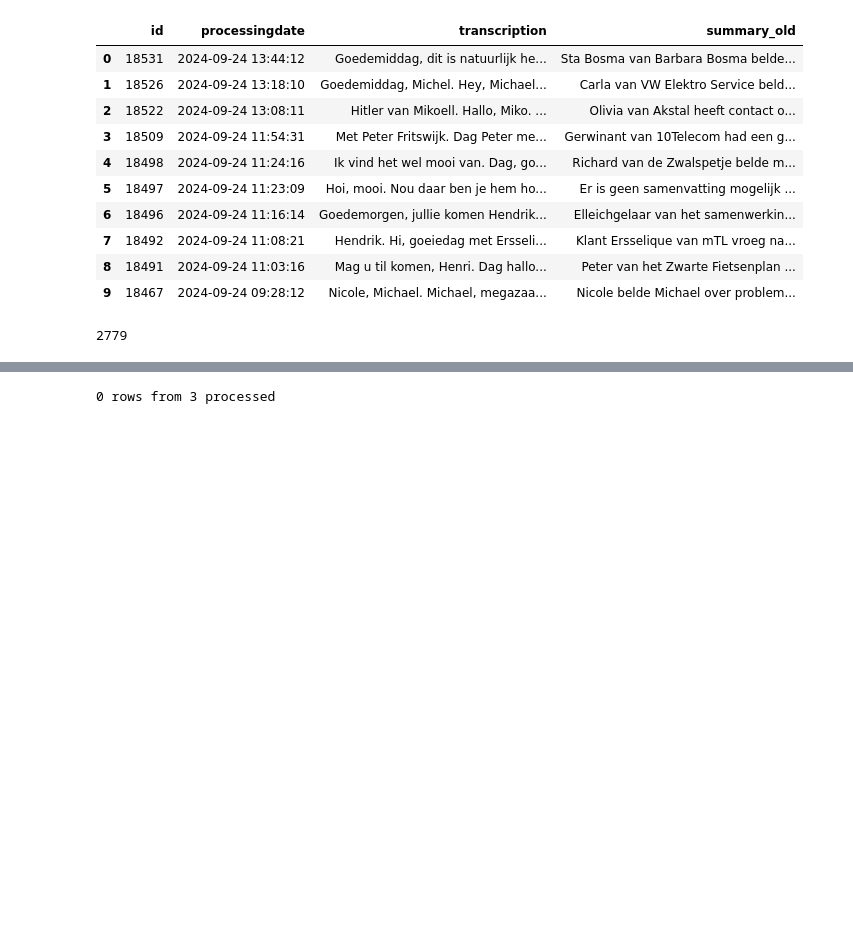
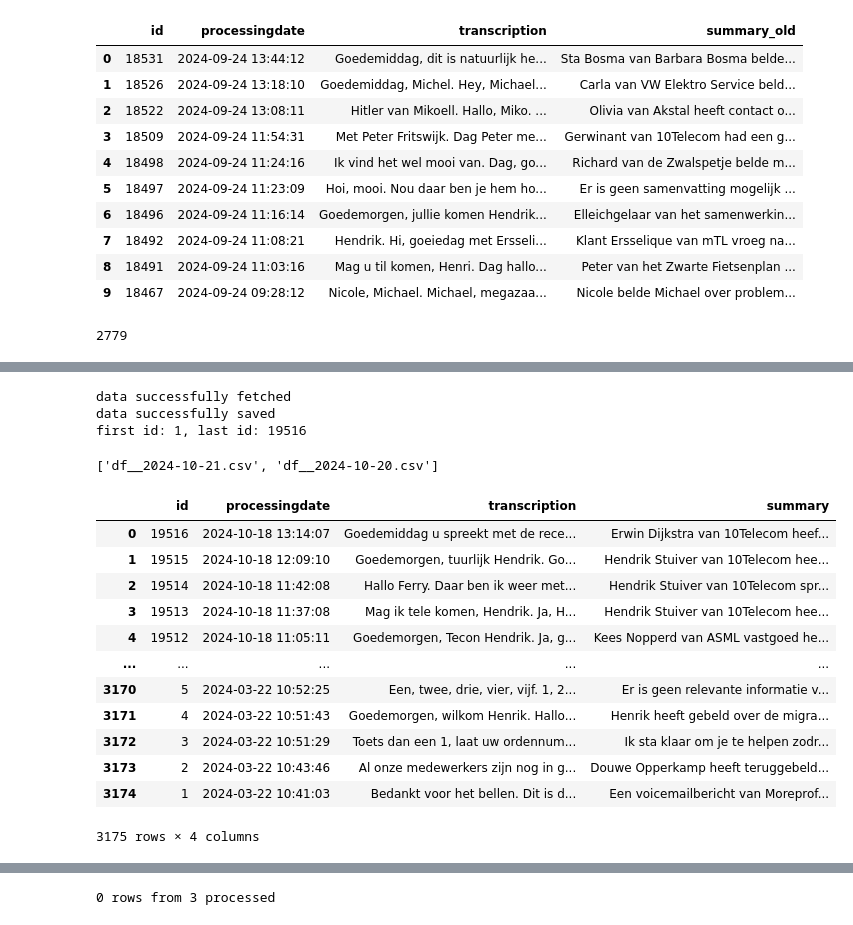
Before and after one commit to fredboneML/RECIPE_AGENT, a Jupyter notebook: notebooks/ai_analyzer.ipynb, the cells around one changed output, grey strips where cells are left out. Drawn from its saved outputs; the diff is of its cells as text; code cells hidden in the pictures; blank space fills up the shorter version.

```diff
--- a/notebooks/ai_analyzer.ipynb
+++ b/notebooks/ai_analyzer.ipynb
@@ -750,6 +988,18 @@ len(df)
 # %%
+%%writefile make_openai_call_df.py
 import time
-def make_openai_call_df(df, n, model="gpt-4o-mini-2024-07-18"):
+from make_openai_call import generate_prompt, make_openai_call
+import pandas as pd
+from datetime import datetime
+
+
+# Get the current date
+current_date = datetime.now().date().strftime("%Y-%m-%d")
+current_date
+
+def make_openai_call_df(df, model="gpt-4o-mini-2024-07-18", n=None):
+    if not n:
+        n = len(df)
 
     # Start the timer
     start_time = time.time()
@@ -781,4 +1031,18 @@ def make_openai_call_df(df, n, model="gpt-4o-mini-2024-07-18"):
     elapsed_time = time.time() - start_time
     print("Total Elapsed time to process {n} rows:", elapsed_time, "seconds")
 
+    result_df = (result_df
+                 .filter(items=[
+                                    'id',
+                                    'processingdate',
+                                    'transcription',
+                                    'summary',
+                                    'topic',
+                                    'sentiment'
+                                ])
+                    .rename(columns={'id': 'company_id'})
+                   )
+
+    result_df.to_csv(f'../data/df_transcription__{current_date}.csv', index=False)
+
     return result_df
@@ -784,0 +1158,44 @@ def make_openai_call_df(df, n, model="gpt-4o-mini-2024-07-18"):
+# %%
+import fetch_data_from_api as fetch_data
+
+# Fetching data
+
+url = 'https://dev.10telecom.nl/ai-analyzer-5Ck9gthhdekmn/get_transcriptions.php?offset=0&limit=3&tenant_code=tientelecom'
+api_key = 'gZNN$@EY1@z5abI#'
+limit = 10000
+last_id = 0
+
+fetch_data.fetch_data_from_api(url, api_key, last_id, limit)
+# %% [output]
+data successfully fetched
+data successfully saved
+first id: 1, last id: 19516
+# %%
+import os
+import pandas as pd
+from datetime import datetime
+from make_openai_call_df import make_openai_call_df
+
+df__file_name = [file for file in os.listdir('../data') if file.startswith('df__')]
+df__file_name = sorted(df__file_name,
+                       key=lambda x: datetime.strptime(x.split('__')[1].split('.csv')[0], '%Y-%m-%d'),
+                       reverse=True)
+print(df__file_name)
+df__file_name = df__file_name[0]
+df = pd.read_csv(f'../data/{df__file_name}')
+df
+# %% [output]
+['df__2024-10-21.csv', 'df__2024-10-20.csv']
+|  | id | processingdate | transcription | summary |
+| 0 | 19516 | 2024-10-18 13:14:07 | Goedemiddag u spreekt met de rece... | Erwin Dijkstra van 10Telecom heef... |
+| 1 | 19515 | 2024-10-18 12:09:10 | Goedemorgen, tuurlijk Hendrik. Go... | Hendrik Stuiver van 10Telecom hee... |
+| 2 | 19514 | 2024-10-18 11:42:08 | Hallo Ferry. Daar ben ik weer met... | Hendrik Stuiver van 10Telecom spr... |
+| 3 | 19513 | 2024-10-18 11:37:08 | Mag ik tele komen, Hendrik. Ja, H... | Hendrik Stuiver van 10Telecom hee... |
+| 4 | 19512 | 2024-10-18 11:05:11 | Goedemorgen, Tecon Hendrik. Ja, g... | Kees Nopperd van ASML vastgoed he... |
+| ... | ... | ... | ... | ... |
+| 3170 | 5 | 2024-03-22 10:52:25 | Een, twee, drie, vier, vijf. 1, 2... | Er is geen relevante informatie v... |
+| 3171 | 4 | 2024-03-22 10:51:43 | Goedemorgen, wilkom Henrik. Hallo... | Henrik heeft gebeld over de migra... |
+| 3172 | 3 | 2024-03-22 10:51:29 | Toets dan een 1, laat uw ordennum... | Ik sta klaar om je te helpen zodr... |
+| 3173 | 2 | 2024-03-22 10:43:46 | Al onze medewerkers zijn nog in g... | Douwe Opperkamp heeft teruggebeld... |
+| 3174 | 1 | 2024-03-22 10:41:03 | Bedankt voor het bellen. Dit is d... | Een voicemailbericht van Moreprof... |
+3175 rows × 4 columns
```
Also changed, not shown: parts of 42 cells of this notebook, 31 other files.
